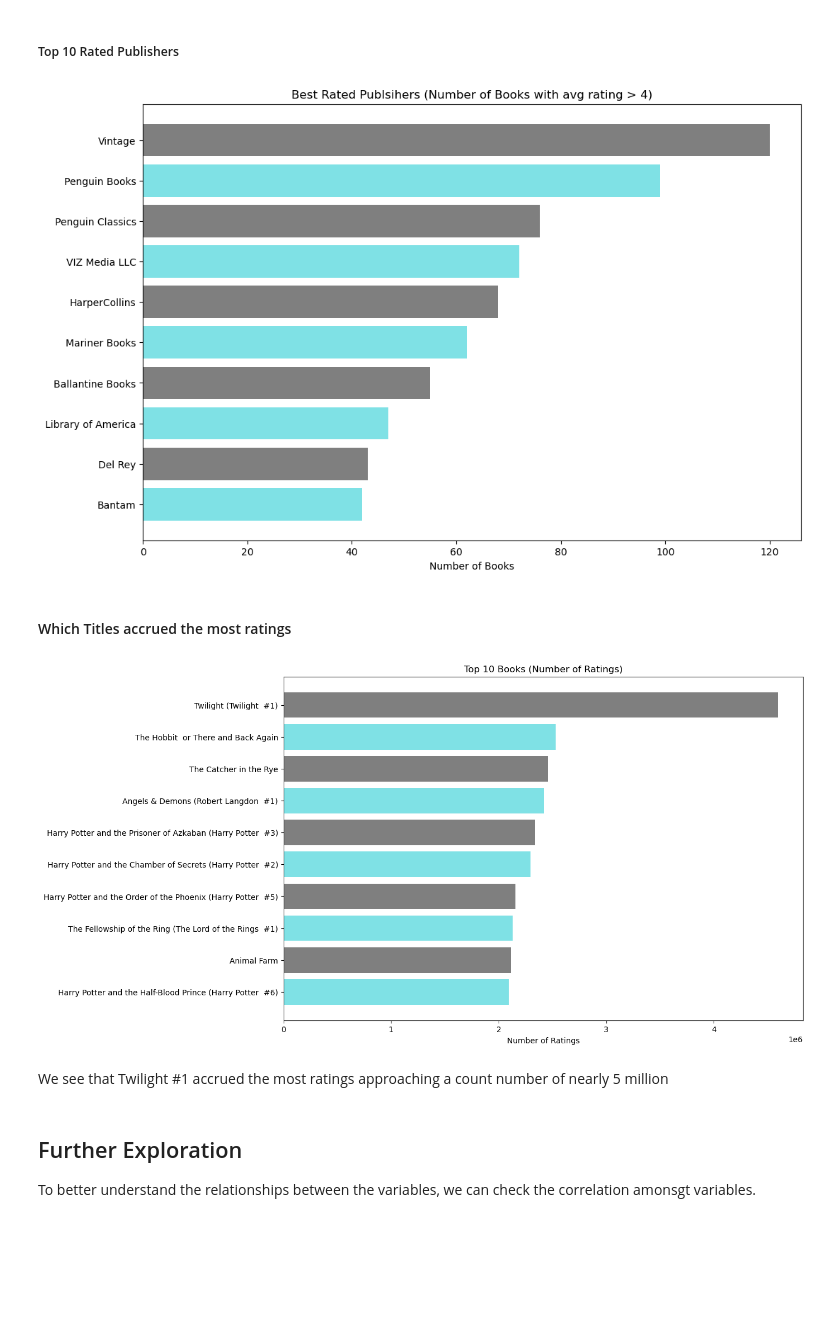
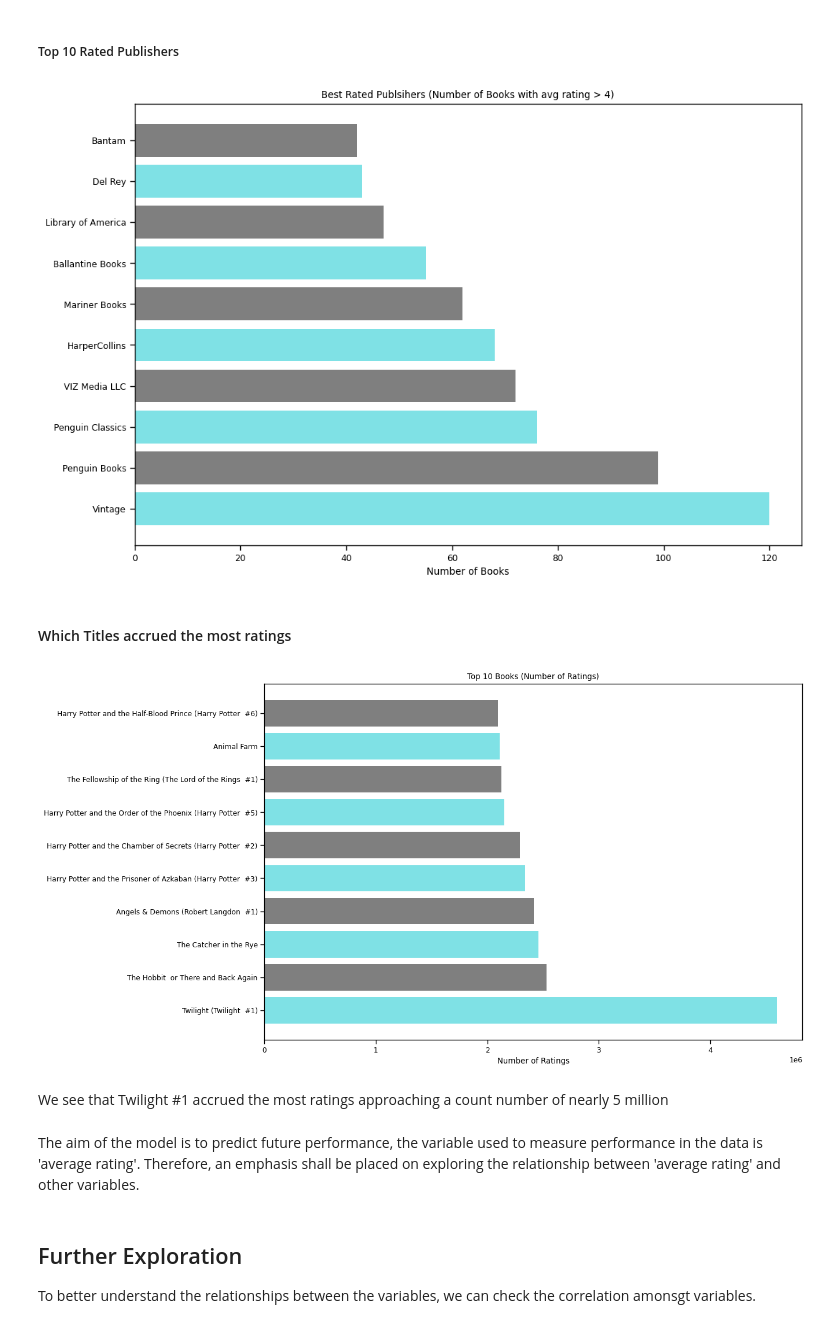
Before and after one commit to Ayanab01/BookClassificationModel, a Jupyter notebook: ML Project.ipynb, the cells around one changed output. Drawn from its saved outputs; the diff is of its cells as text; code cells hidden in the pictures; blank space fills up the shorter version.

```diff
--- a/ML Project.ipynb
+++ b/ML Project.ipynb
@@ -474,24 +472,24 @@ plt.show()
 # %%
 GoodRatedPublishers = df[df['average_rating']>=GoodRating]
 
 top10GoodPublishers = GoodRatedPublishers[['publisher', 'title']].groupby(['publisher']).count()
-top10GoodPublishers = top10GoodPublishers.sort_values(by=['title'], ascending=True)
-top10GoodPublishers = top10GoodPublishers.tail(10)
+top10GoodPublishers = top10GoodPublishers.sort_values(by=['title'], ascending=False)
+top10GoodPublishers = top10GoodPublishers.head(10)
 
 plt.figure(figsize=(12, 8))
 y_NoTitles = top10GoodPublishers['title']
 plt.barh(top10GoodPublishers.index.values, y_NoTitles, 0.8, align='center', alpha=0.5, color = ['#00C5CD', '#000000'])
 plt.xlabel('Number of Books')
 plt.title('Best Rated Publsihers (Number of Books with avg rating > 4)')
 plt.show()
 # %% [output]
-[figure, old version]
+[figure, new version]
 # %% [markdown]
 #### Which Titles accrued the most ratings
 # %%
 top10Titles = df.nlargest(10, ['ratings_count'])
 top10TitlesG = top10Titles[['title', 'ratings_count']]
-top10TitlesG = top10TitlesG.sort_values(by=['ratings_count'], ascending=True)
+top10TitlesG = top10TitlesG.sort_values(by=['ratings_count'], ascending=False)
 
 plt.figure(figsize=(12, 8))
 y_NoTitles = top10TitlesG['title']
@@ -500,9 +498,11 @@ plt.xlabel('Number of Ratings')
 plt.title('Top 10 Books (Number of Ratings)')
 plt.show()
 # %% [output]
-[figure, old version]
+[figure, new version]
 # %% [markdown]
 We see that Twilight #1 accrued the most ratings approaching a count number of nearly 5 million
+# %% [markdown]
+The aim of the model is to predict future performance, the variable used to measure performance in the data is 'average rating'. Therefore, an emphasis shall be placed on exploring the relationship between 'average rating' and other variables.
 # %% [markdown]
 ## Further Exploration
 
```
Also changed, not shown: parts of 12 cells of this notebook, 3 other files.
